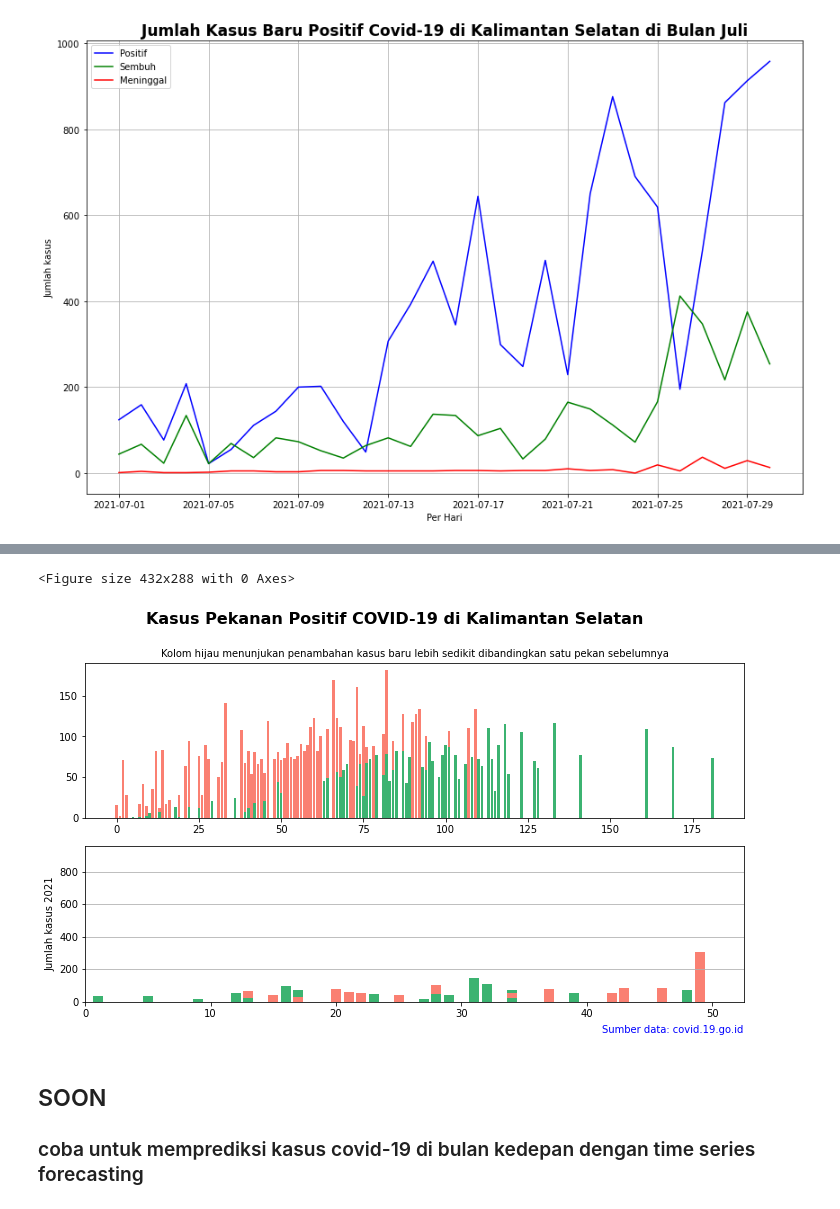
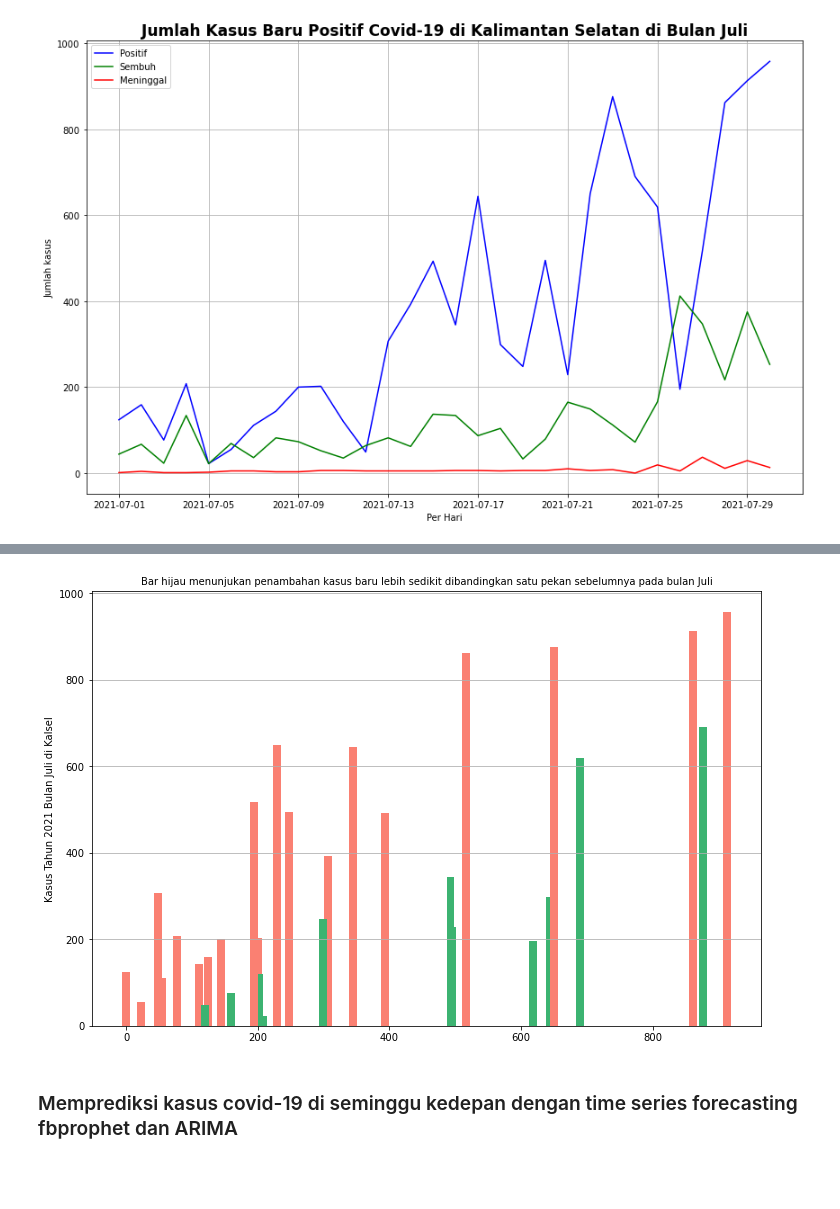
Before and after one commit to AgungYogaSetiawan/project-analisa-covd19-dengan-forecasting, a Jupyter notebook: Project Analisis Covid-19.ipynb, the cells around one changed output, grey strips where cells are left out. Cells and saved outputs as stored; diff of their text form; code cells hidden in the pictures; blank space fills up the shorter version.

Commit message:
done untuk membuat modelnya

```diff
--- a/Project Analisis Covid-19.ipynb
+++ b/Project Analisis Covid-19.ipynb
@@ -514,15 +564,0 @@ cov_july
-# %%
-x = np.arange(len(cov_july['kasus_turun'].unique()))
-jml_tahun_terjadi_covid19 = cov_july['tahun'].nunique()
-tahun_terjadi_covid19 = cov_july['tahun'].unique()
-kasus_baru = np.array(cov_july['positif'])
-kasus_turun = np.array(cov_july['kasus_pekanlalu'])
-width = 0.35
-
-plt.figure(figsize=(12,8))
-plt.bar(data=cov_july, width=12, x='kasus_pekanlalu', height='positif', color=['mediumseagreen' if x is True else 'salmon' for x in cov_kalsel_new['kasus_turun']])
-plt.title('Bar hijau menunjukan penambahan kasus baru lebih sedikit dibandingkan satu pekan sebelumnya', fontsize=10)
-plt.xlabel('')
-plt.ylabel('Kasus Tahun 2021 Bulan Juli di Kalsel')
-plt.grid(axis='y')
-plt.show()
@@ -551,31 +565,13 @@ cov_kalsel_new
-# %%
-plt.clf()
-jml_tahun_terjadi_covid19 = cov_kalsel_new['tahun'].nunique()
-tahun_terjadi_covid19 = cov_kalsel_new['tahun'].unique()
-fig, axes = plt.subplots(nrows=jml_tahun_terjadi_covid19,
-                         figsize=(10,3*jml_tahun_terjadi_covid19))
-
-fig.suptitle('Kasus Pekanan Positif COVID-19 di Kalimantan Selatan',
-             y=1.00, fontsize=16, fontweight='bold', ha='center')
-for i, ax in enumerate(axes):
-    ax.bar(data=cov_kalsel_new.loc[cov_kalsel_new['tahun']==tahun_terjadi_covid19[i]],
-       x='kasus_pekanlalu', height='kasus_baru',
-       color=['mediumseagreen' if x is True else 'salmon'
-                  for x in cov_kalsel_new['kasus_turun']])
-    if i == 0:
-        ax.set_title('Kolom hijau menunjukan penambahan kasus baru lebih sedikit dibandingkan satu pekan sebelumnya',
-                     fontsize=10)
-    elif i == jml_tahun_terjadi_covid19-1:
-        ax.text(1, -0.2, 'Sumber data: covid.19.go.id', color='blue',
-            ha='right', transform=ax.transAxes)
-        ax.set_xlim([0,52.5])
-        ax.set_ylim([0, max(cov_kalsel_new['kasus_baru'])])
-        ax.set_xlabel('')
-        ax.set_ylabel('Jumlah kasus %d'%(tahun_terjadi_covid19[i],))
-        ax.grid(axis='y')
-
-plt.tight_layout()
-plt.show()
-# %% [output]
-<Figure size 432x288 with 0 Axes>
-[figure, removed]
+# %%
+jml_tahun_terjadi_covid19 = cov_july['tahun'].nunique()
+tahun_terjadi_covid19 = cov_july['tahun'].unique()
+
+plt.figure(figsize=(12,8))
+plt.bar(data=cov_july, width=12, x='kasus_pekanlalu', height='positif', color=['mediumseagreen' if x is True else 'salmon' for x in cov_july['kasus_turun']])
+plt.title('Bar hijau menunjukan penambahan kasus baru lebih sedikit dibandingkan satu pekan sebelumnya pada bulan Juli', fontsize=10)
+plt.xlabel('')
+plt.ylabel('Kasus Tahun 2021 Bulan Juli di Kalsel')
+plt.grid(axis='y')
+plt.show()
+# %% [output]
+[figure, added]
@@ -582,3 +580,2 @@ plt.show()
 # %% [markdown]
-## SOON
-### coba untuk memprediksi kasus covid-19 di bulan kedepan dengan time series forecasting
+### Memprediksi kasus covid-19 di seminggu kedepan dengan time series forecasting fbprophet dan ARIMA
```
Also changed, not shown: parts of 52 cells of this notebook.
